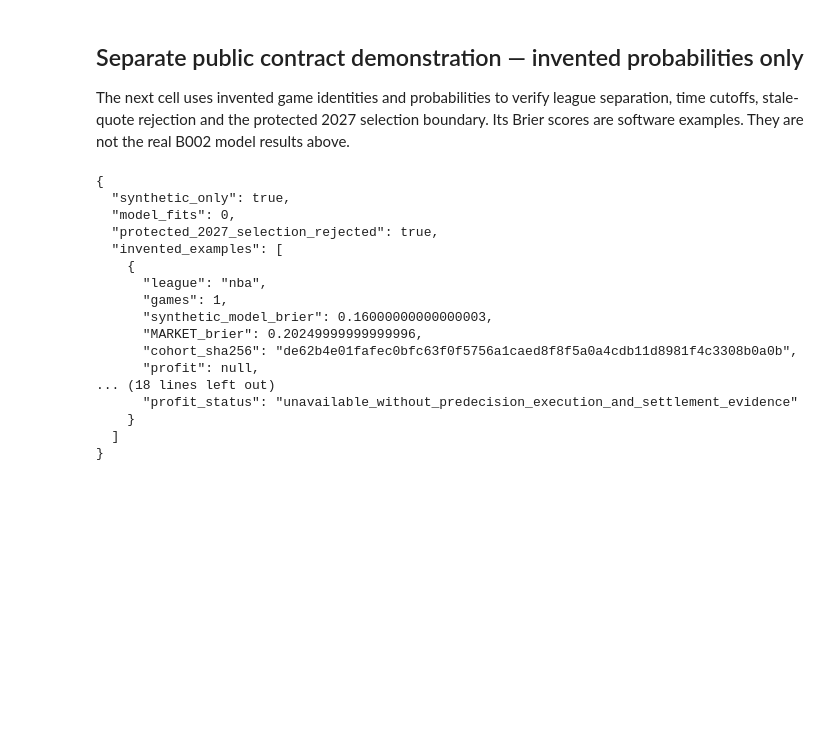
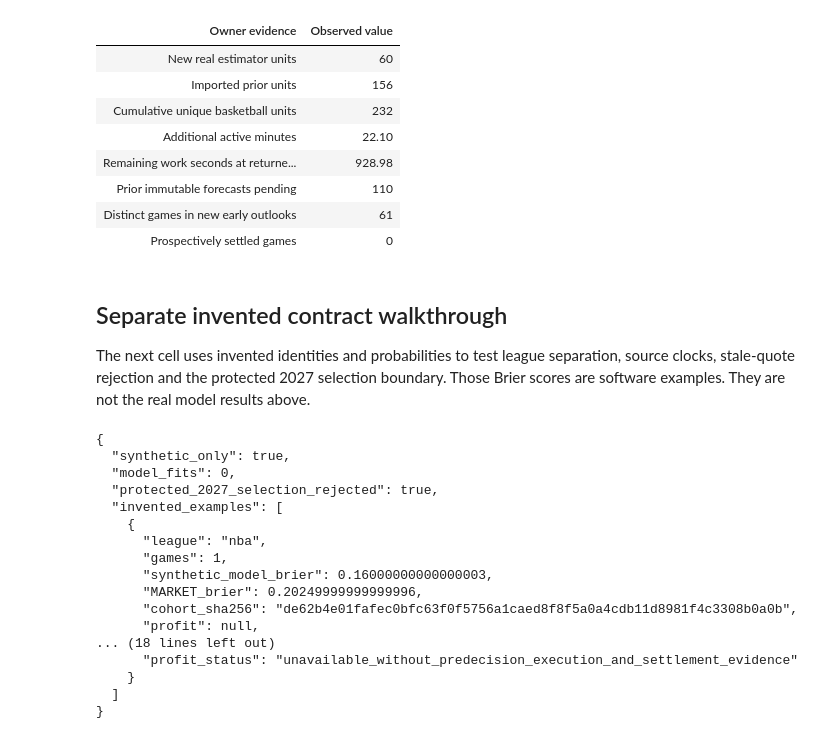
Before and after one commit to alvaromendizabal/sports-edge-lab, a Jupyter notebook: notebooks/basketball_review.ipynb, the cells around one changed output. Cells and saved outputs as stored; diff of their text form; code cells hidden in the pictures; blank space fills up the shorter version.

```diff
--- a/notebooks/basketball_review.ipynb
+++ b/notebooks/basketball_review.ipynb
@@ -141,7 +167,30 @@ assert owner['prospectively_settled_games_at_issue']==0
+# %%
+table(['Owner evidence','Observed value'],[
+    ['New real estimator units',owner['completed_native_fit_units']],
+    ['Imported prior units',owner['imported_predecessor_units']],
+    ['Cumulative unique basketball units',owner['cumulative_basketball_native_units']],
+    ['Additional active minutes',f"{owner['this_invocation_active_seconds_through_return_snapshot']/60:.2f}"],
+    ['Remaining work seconds at returned snapshot',f"{owner['remaining_work_seconds_at_return_snapshot']:.2f}"],
+    ['Prior immutable forecasts pending',owner['prior_pending_rows']],
+    ['Distinct games in new early outlooks',owner['current_distinct_games']],
+    ['Prospectively settled games',owner['prospectively_settled_games_at_issue']]])
+assert owner['qualified_current_market_probabilities']==0
+assert owner['prospectively_settled_games_at_issue']==0
+assert owner['prior_pending_rows']==110
+# %% [output]
+| Owner evidence | Observed value |
+| New real estimator units | 60 |
+| Imported prior units | 156 |
+| Cumulative unique basketball units | 232 |
+| Additional active minutes | 22.10 |
+| Remaining work seconds at returne... | 928.98 |
+| Prior immutable forecasts pending | 110 |
+| Distinct games in new early outlooks | 61 |
+| Prospectively settled games | 0 |
 # %% [markdown]
-## Separate public contract demonstration — invented probabilities only
+## Separate invented contract walkthrough
 
-The next cell uses invented game identities and probabilities to verify league separation, time cutoffs, stale-quote rejection and the protected 2027 selection boundary. Its Brier scores are software examples. They are not the real B002 model results above.
+The next cell uses invented identities and probabilities to test league separation, source clocks, stale-quote rejection and the protected 2027 selection boundary. Those Brier scores are software examples. They are not the real model results above.
 # %%
 synthetic=walkthrough()
 assert synthetic['synthetic_only'] is True and synthetic['model_fits']==0
```
Also changed, not shown: parts of 20 cells of this notebook, 16 other files.
